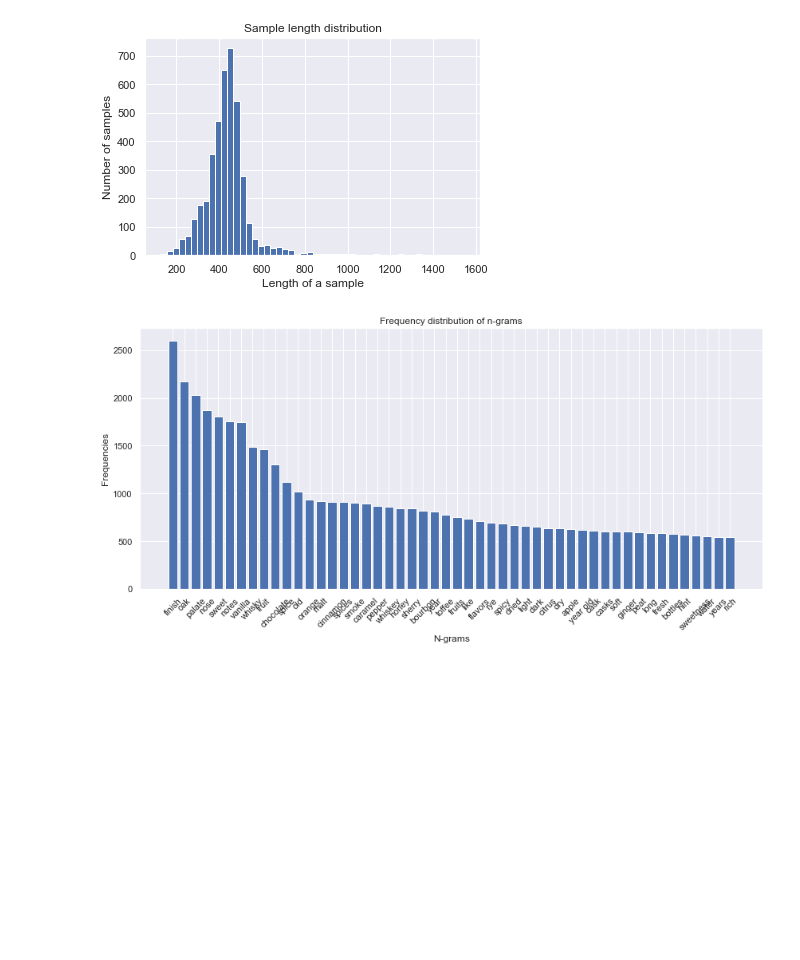
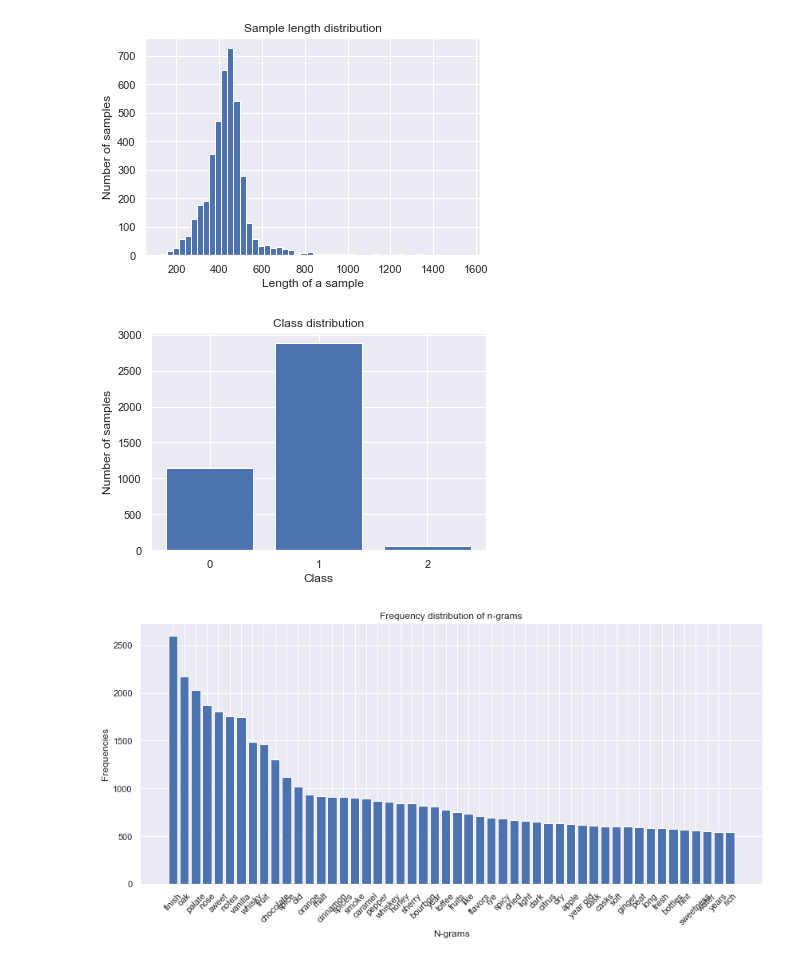
Before and after one commit to SaraWestWA/DS-Unit-4-Sprint-1-NLP, a Jupyter notebook: module3-document-classification/SEW _LS_DSPT8_413_Document_Classification_Assignment.ipynb, the cells around one changed output. Drawn from its saved outputs; the diff is of its cells as text; code cells hidden in the pictures; blank space fills up the shorter version.

```diff
--- a/module3-document-classification/SEW _LS_DSPT8_413_Document_Classification_Assignment.ipynb
+++ b/module3-document-classification/SEW _LS_DSPT8_413_Document_Classification_Assignment.ipynb
@@ -129,6 +128,10 @@ Median words per sample: 70.0
 plot_sample_length_distribution(train.description)
 # %% [output]
 [figure]
+# %%
+plot_class_distribution(train.ratingCategory.values)
+# %% [output]
+[figure, added]
 # %%
 # it appears that the top n-grams are not composed of stop_words
 plot_frequency_distribution_of_ngrams(train.description,
```
Also changed, not shown: parts of 34 cells of this notebook, 3 other files.
